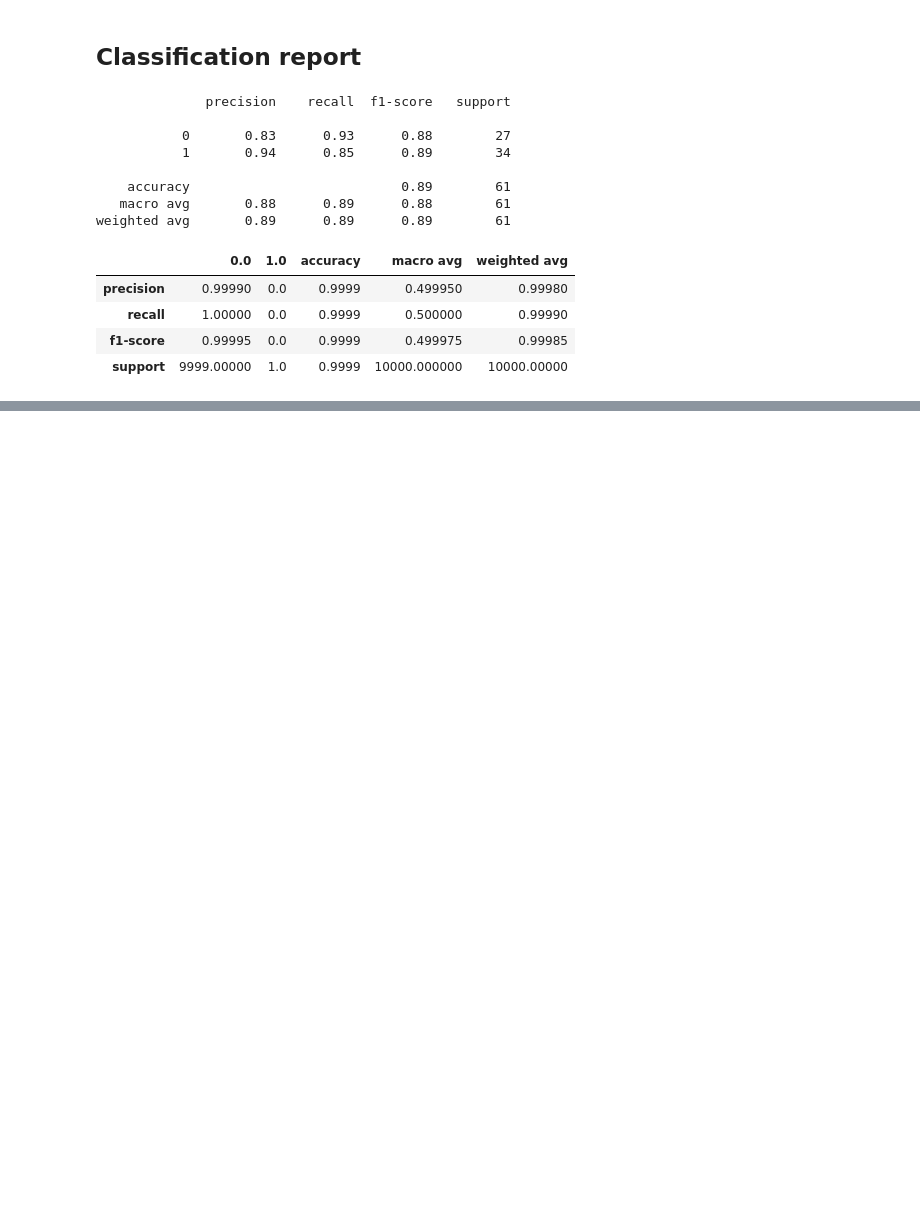
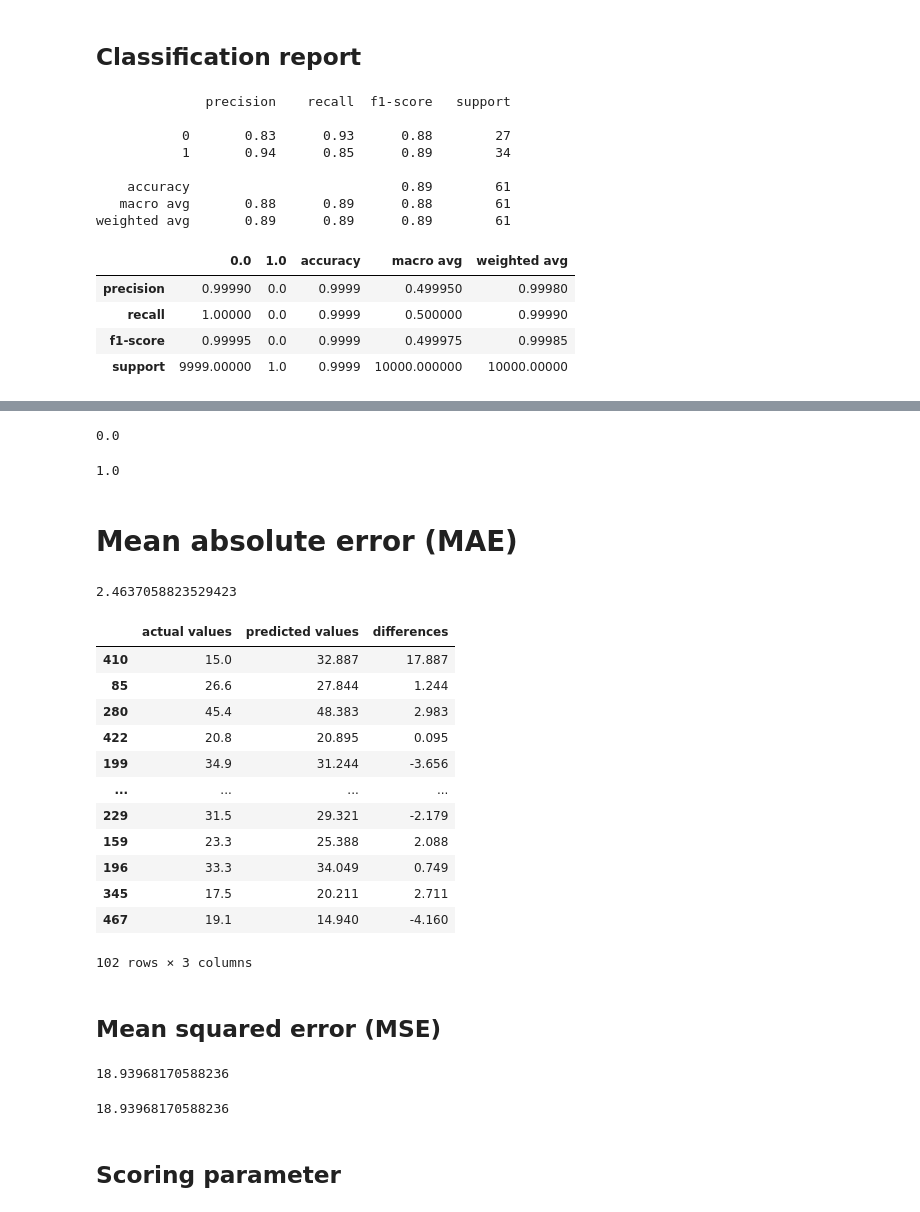
Before and after one commit to TimTom68/udemy_complete-machine-learning-and-data-science, a Jupyter notebook: sklearn/scikit-learn.ipynb, the cells around one changed output, grey strips where cells are left out. Cells and saved outputs as stored; diff of their text form; code cells hidden in the pictures; blank space fills up the shorter version.

Commit message:
sklearn

```diff
--- a/sklearn/scikit-learn.ipynb
+++ b/sklearn/scikit-learn.ipynb
@@ -1105,0 +1113,14 @@ pd.DataFrame(classification_report(disease_true,
+# %%
+from sklearn.ensemble import RandomForestRegressor
+
+np.random.seed(123)
+
+X = boston_df.drop('target', axis=1)
+Y = boston_df['target']
+
+X_train, X_test, Y_train, Y_test = train_test_split(X, Y, test_size=0.2)
+
+
+model = RandomForestRegressor()
+model.fit(X_train, Y_train);
+model.score(X_test, Y_test)
@@ -1105,0 +1153,55 @@ pd.DataFrame(classification_report(disease_true,
+# %%
+r2_score(Y_test, Y_test_mean)
+# %% [output]
+0.0
+# %%
+r2_score(Y_test, Y_test)
+# %% [output]
+1.0
+# %% [markdown]
+# Mean absolute error (MAE)
+# %%
+from sklearn.metrics import mean_absolute_error
+
+Y_preds = model.predict(X_test)
+mae = mean_absolute_error(Y_test, Y_preds)
+mae
+# %% [output]
+2.4637058823529423
+# %%
+df = pd.DataFrame(data={'actual values': Y_test,
+                 'predicted values': Y_preds})
+df['differences'] = df['predicted values'] - df['actual values']
+df
+# %% [output]
+|  | actual values | predicted values | differences |
+| 410 | 15.0 | 32.887 | 17.887 |
+| 85 | 26.6 | 27.844 | 1.244 |
+| 280 | 45.4 | 48.383 | 2.983 |
+| 422 | 20.8 | 20.895 | 0.095 |
+| 199 | 34.9 | 31.244 | -3.656 |
+| ... | ... | ... | ... |
+| 229 | 31.5 | 29.321 | -2.179 |
+| 159 | 23.3 | 25.388 | 2.088 |
+| 196 | 33.3 | 34.049 | 0.749 |
+| 345 | 17.5 | 20.211 | 2.711 |
+| 467 | 19.1 | 14.940 | -4.160 |
+102 rows × 3 columns
+# %% [markdown]
+## Mean squared error (MSE)
+# %%
+from sklearn.metrics import mean_squared_error
+
+y_preds = model.predict(X_test)
+mse = mean_squared_error(Y_test, Y_preds)
+mse
+# %% [output]
+18.93968170588236
+# %%
+# Calculate by hand
+squared = np.square(df['differences'])
+squared.mean()
+# %% [output]
+18.93968170588236
+# %% [markdown]
+## Scoring parameter
```
Also changed, not shown: parts of 30 cells of this notebook, 1 other file.
